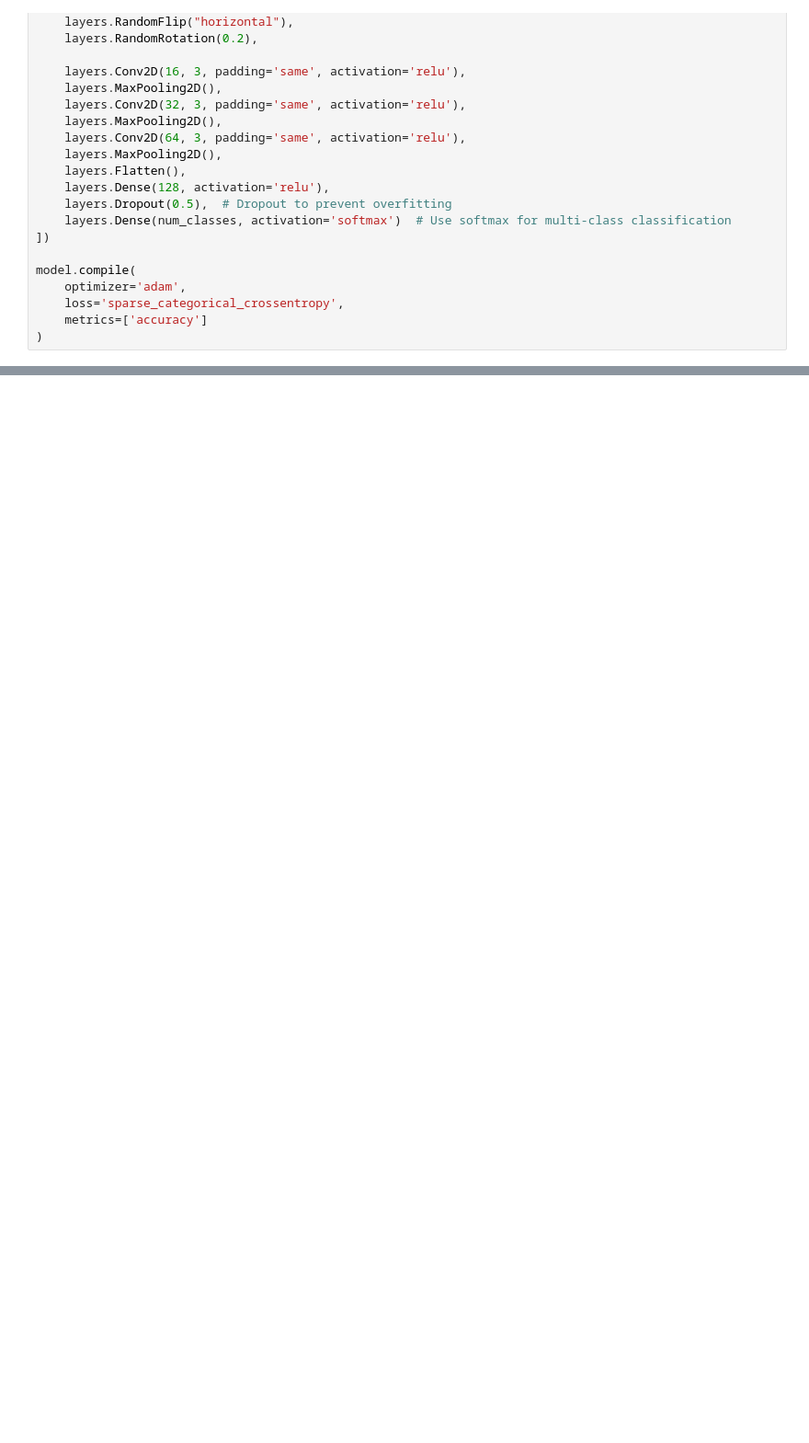
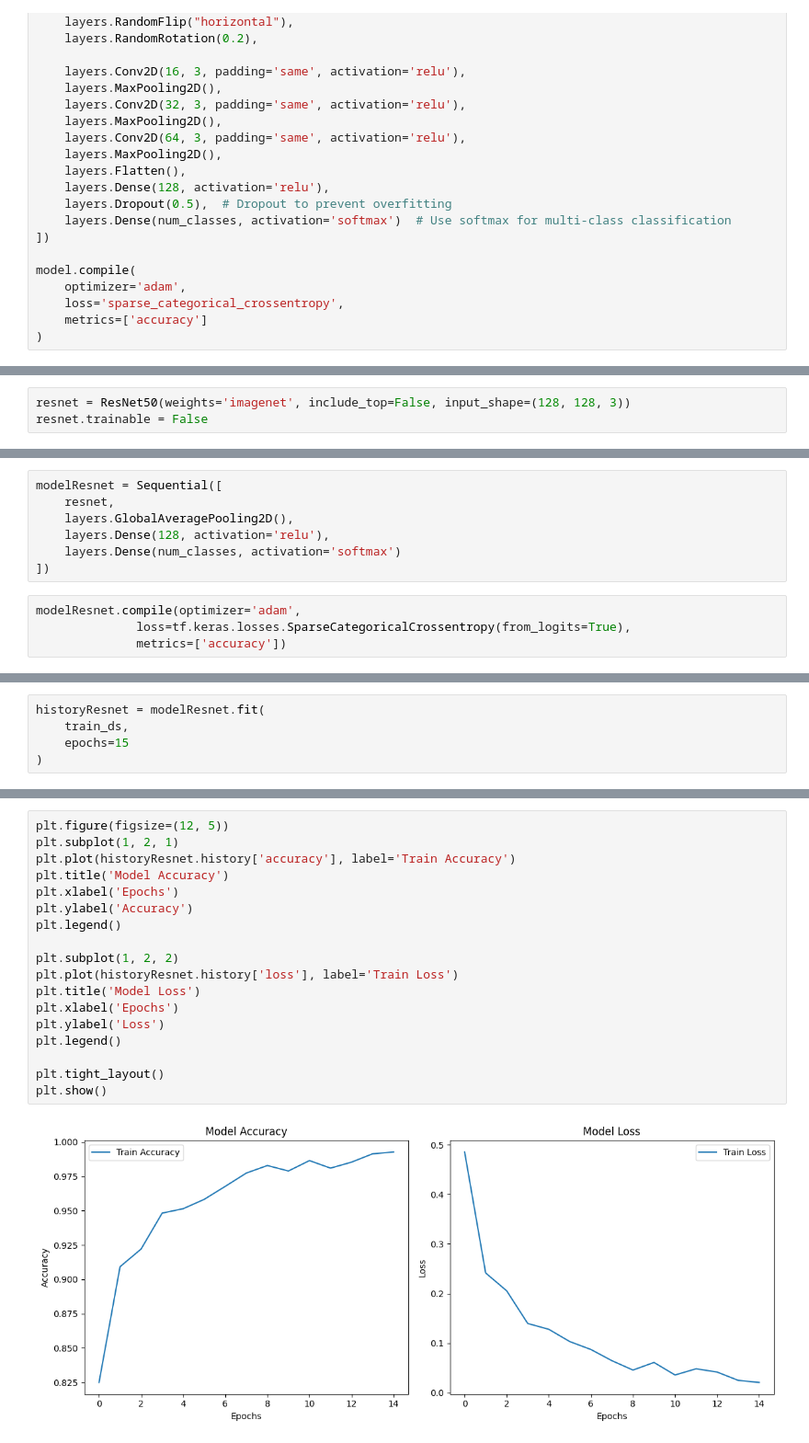
Before and after one commit to Jianting-Selina/ProjectInML, a Jupyter notebook: BrainTumor.ipynb, the cells around one changed output, grey strips where cells are left out. Shown at 92% size. Cells and saved outputs as stored; diff of their text form; blank space fills up the shorter version.

```diff
--- a/BrainTumor.ipynb
+++ b/BrainTumor.ipynb
@@ -485,0 +595,3 @@ Predicted Class Index: 2, Predicted Class Name: No Tumor
+# %%
+resnet = ResNet50(weights='imagenet', include_top=False, input_shape=(128, 128, 3))
+resnet.trainable = False
@@ -485,0 +601,11 @@ Predicted Class Index: 2, Predicted Class Name: No Tumor
+# %%
+modelResnet = Sequential([
+    resnet,
+    layers.GlobalAveragePooling2D(),
+    layers.Dense(128, activation='relu'),
+    layers.Dense(num_classes, activation='softmax')
+])
+# %%
+modelResnet.compile(optimizer='adam',
+              loss=tf.keras.losses.SparseCategoricalCrossentropy(from_logits=True),
+              metrics=['accuracy'])
@@ -485,0 +631,5 @@ Predicted Class Index: 2, Predicted Class Name: No Tumor
+# %%
+historyResnet = modelResnet.fit(
+    train_ds,
+    epochs=15
+)
@@ -485,0 +697,20 @@ Predicted Class Index: 2, Predicted Class Name: No Tumor
+# %%
+plt.figure(figsize=(12, 5))
+plt.subplot(1, 2, 1)
+plt.plot(historyResnet.history['accuracy'], label='Train Accuracy')
+plt.title('Model Accuracy')
+plt.xlabel('Epochs')
+plt.ylabel('Accuracy')
+plt.legend()
+
+plt.subplot(1, 2, 2)
+plt.plot(historyResnet.history['loss'], label='Train Loss')
+plt.title('Model Loss')
+plt.xlabel('Epochs')
+plt.ylabel('Loss')
+plt.legend()
+
+plt.tight_layout()
+plt.show()
+# %% [output]
+[figure, added]
```
Also changed, not shown: parts of 36 cells of this notebook.
